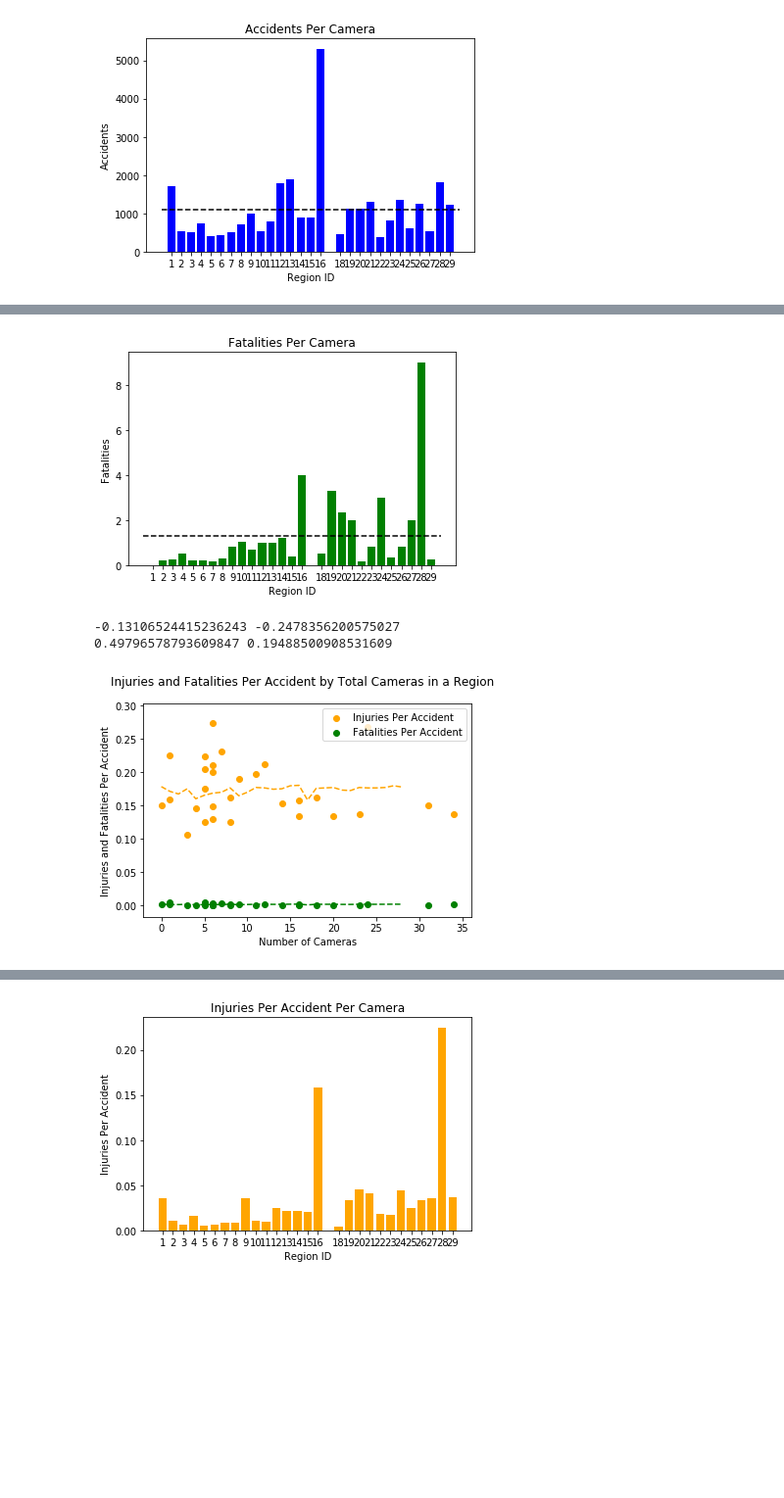
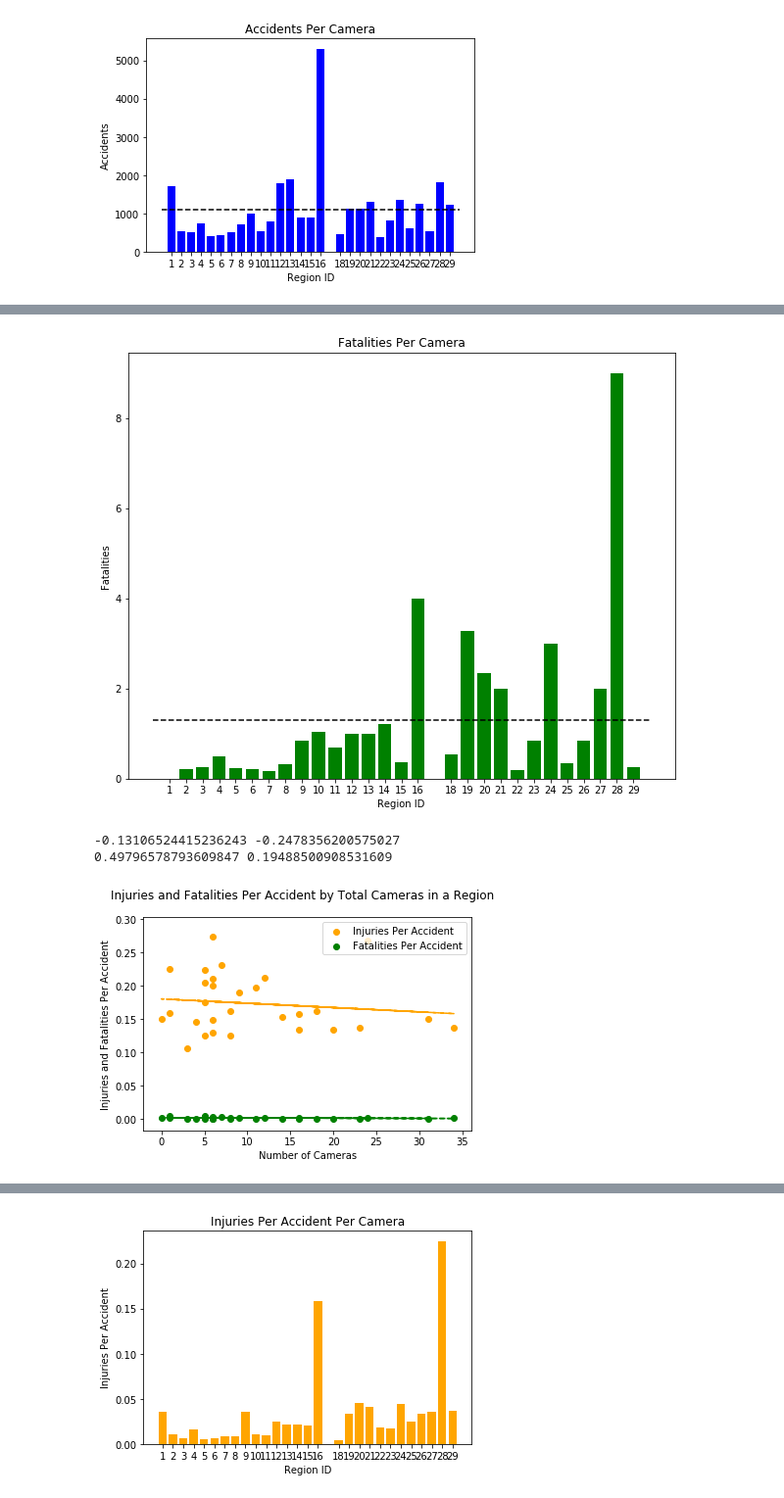
Before and after one commit to emharen/Project-One, a Jupyter notebook: AccidentsInjuriesFatalitiesbyCamera.ipynb, the cells around one changed output, grey strips where cells are left out. Shown at 98% size. Saved outputs shown, nothing was run; the diff lists cells and outputs as text; code cells hidden in the pictures; blank space fills up the shorter version.

```diff
--- a/AccidentsInjuriesFatalitiesbyCamera.ipynb
+++ b/AccidentsInjuriesFatalitiesbyCamera.ipynb
@@ -209,13 +214,14 @@ plt.savefig("Images/InjuriesPerCamera.png")
 # %%
+plt.subplots(figsize = (10,8))
 plt.bar(percamera["Region ID"], percamera["Fatalities Per Camera"], color = "green")
 plt.title("Fatalities Per Camera")
 plt.ylabel("Fatalities")
 plt.xlabel("Region ID")
 plt.xticks(regions)
 plt.hlines((percamera["Fatalities Per Camera"].mean()), 0, 30, linestyle = "--")
 plt.savefig("Images/FatalitiesPerCamera.png")
 # %% [output]
-[figure, old version]
+[figure, new version]
 # %%
 fig, ax = plt.subplots()
 ax.scatter(summary_df["Total Cameras"], summary_df["Injuries Per Accident"], color = "orange")
@@ -231,8 +237,8 @@ slope2, intercept2, r2, p2, q2 = stats.linregress(summary_df["Total Cameras"], s
 line1 = (slope * summary_df["Total Cameras"] + intercept)
 line2 = (slope2 * summary_df["Total Cameras"] + intercept2)
 
-plt.plot(line1, color = "orange", linestyle = "--")
-plt.plot(line2, color = "green", linestyle = "--")
+plt.plot(summary_df["Total Cameras"], line1, color = "orange", linestyle = "--")
+plt.plot(summary_df["Total Cameras"], line2, color = "green", linestyle = "--")
 print(r, r2)
 print(p, p2)
 
@@ -240,7 +246,7 @@ plt.savefig("Images/InjuriesFatalitiesbyCameras")
 # %% [output]
 -0.13106524415236243 -0.2478356200575027
 0.49796578793609847 0.19488500908531609
-[figure, old version]
+[figure, new version]
 # %%
 fig, ax = plt.subplots()
 ax.scatter(summary_df["Speed Cameras"], summary_df["Injuries Per Accident"], color = "orange")
```
Also changed, not shown: parts of 12 cells of this notebook, 8 other files.
